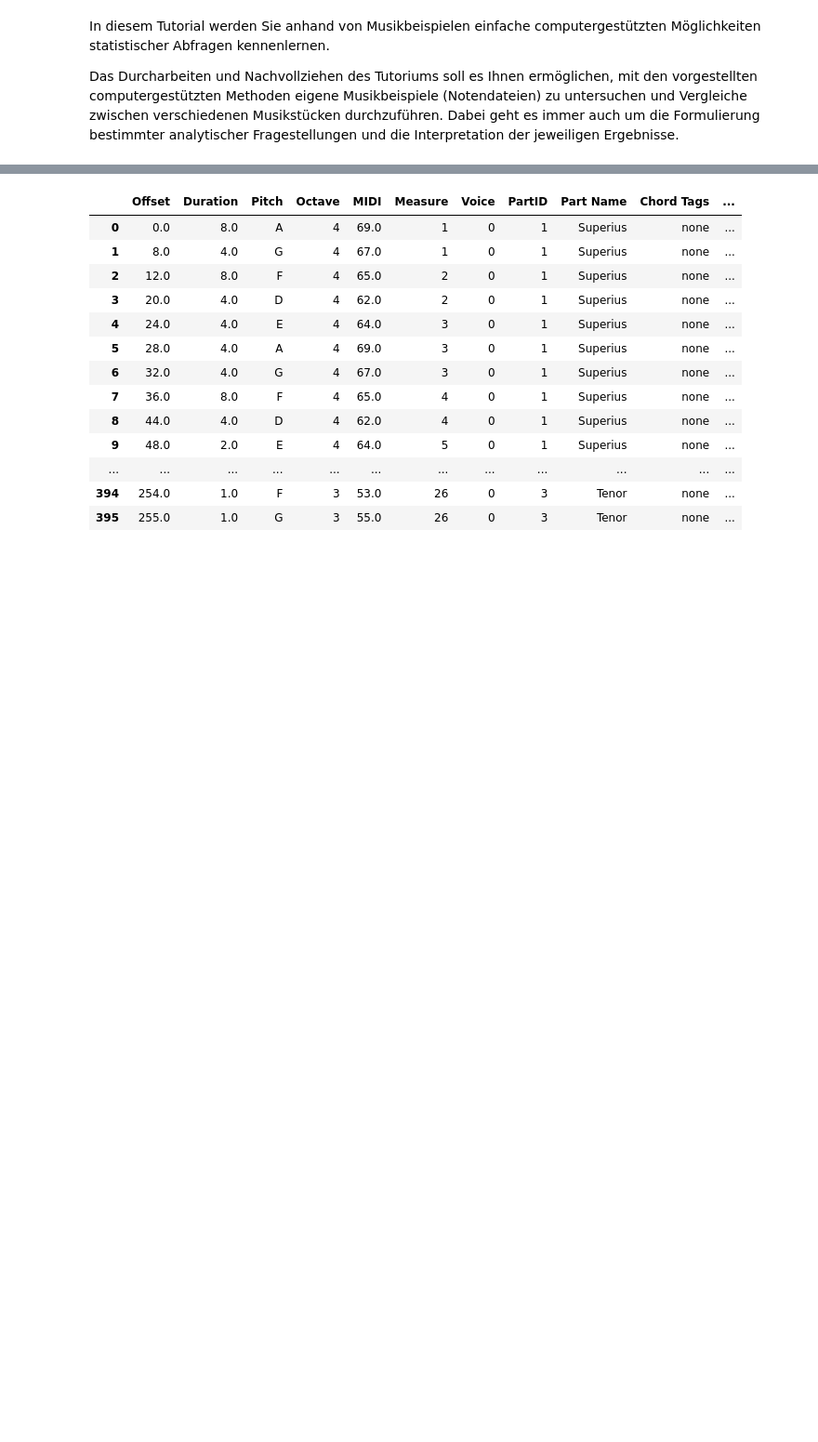
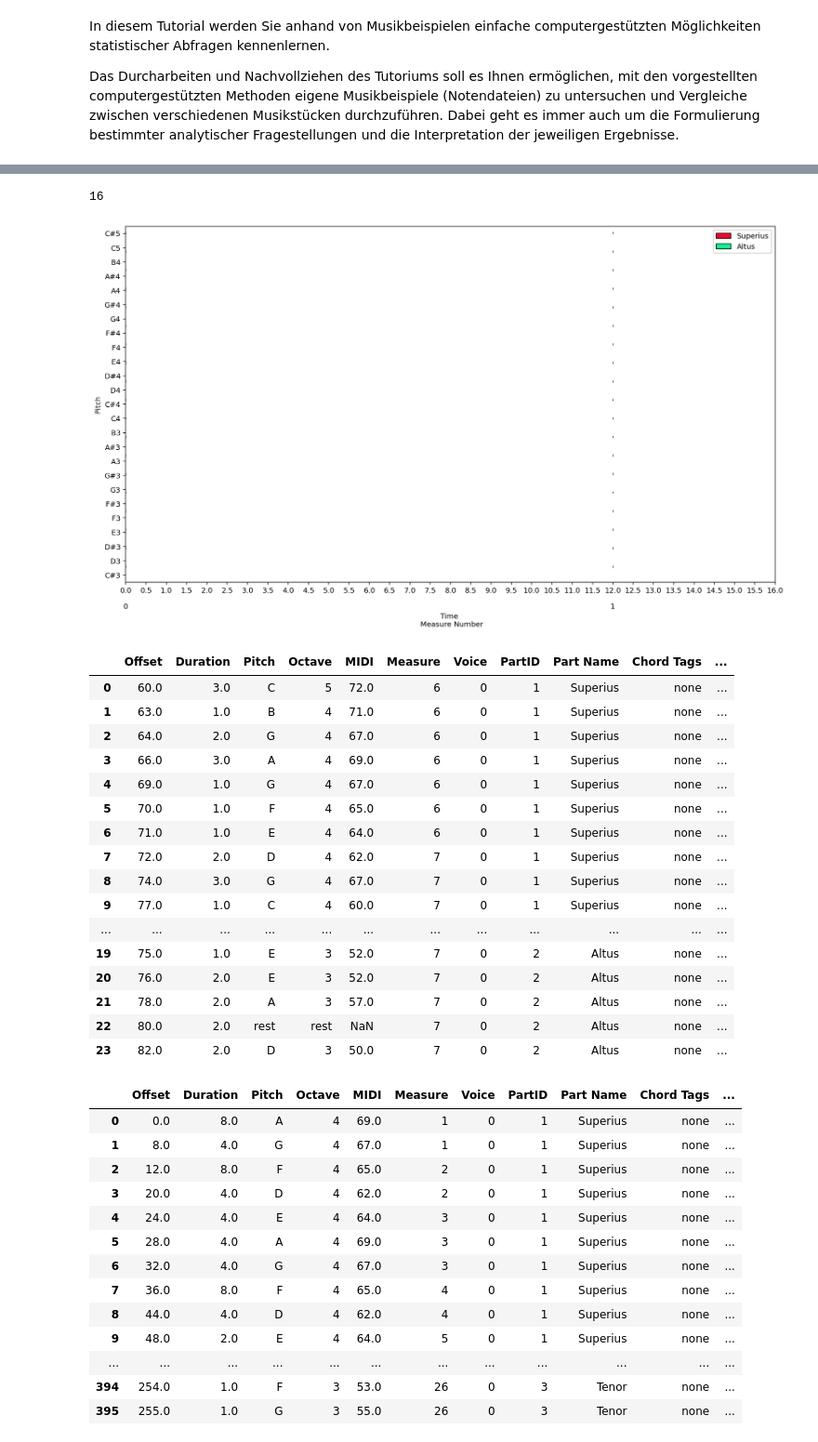
Before and after one commit to Christon-Ragavan/CAMAT, a Jupyter notebook: music_xml_parser/ipynb/Jupyter_Noten_Basics_Part2_Statistik-1.ipynb, the cells around one changed output, grey strips where cells are left out. Shown at 93% size. Saved outputs shown, nothing was run; the diff lists cells and outputs as text; code cells hidden in the pictures; blank space fills up the shorter version.

```diff
--- a/music_xml_parser/ipynb/Jupyter_Noten_Basics_Part2_Statistik-1.ipynb
+++ b/music_xml_parser/ipynb/Jupyter_Noten_Basics_Part2_Statistik-1.ipynb
@@ -53,3 +53,41 @@ m_df, measure_onset_df = mp.parse.with_xml_file(file_name=xml_file,
+# %%
+##Testing filter
+
+xml_file = 'PrJode_Jos1102_COM_1-5_MissaLasol_002_00137.xml'
+
+filter_dict_t = { 'Measure':'6-7', 'PartID':'1-2'}
+
+
+m_df_2, measure_onset_df_2 = mp.parse.with_xml_file(file_name=xml_file,
+                              plot_pianoroll=True,
+                              save_at=None,
+                              save_file_name=None,
+                              do_save=False,
+                              x_axis_res=2, get_measure_onset=True,filter_dict=filter_dict_t)
+
+
+
+m_df_2
+# %% [output]
+16
+[figure, added]
+|  | Offset | Duration | Pitch | Octave | MIDI | Measure | Voice | PartID | Part Name | Chord Tags | ... |
+| 0 | 60.0 | 3.0 | C | 5 | 72.0 | 6 | 0 | 1 | Superius | none | ... |
+| 1 | 63.0 | 1.0 | B | 4 | 71.0 | 6 | 0 | 1 | Superius | none | ... |
+| 2 | 64.0 | 2.0 | G | 4 | 67.0 | 6 | 0 | 1 | Superius | none | ... |
+| 3 | 66.0 | 3.0 | A | 4 | 69.0 | 6 | 0 | 1 | Superius | none | ... |
+| 4 | 69.0 | 1.0 | G | 4 | 67.0 | 6 | 0 | 1 | Superius | none | ... |
+| 5 | 70.0 | 1.0 | F | 4 | 65.0 | 6 | 0 | 1 | Superius | none | ... |
+| 6 | 71.0 | 1.0 | E | 4 | 64.0 | 6 | 0 | 1 | Superius | none | ... |
+| 7 | 72.0 | 2.0 | D | 4 | 62.0 | 7 | 0 | 1 | Superius | none | ... |
+| 8 | 74.0 | 3.0 | G | 4 | 67.0 | 7 | 0 | 1 | Superius | none | ... |
+| 9 | 77.0 | 1.0 | C | 4 | 60.0 | 7 | 0 | 1 | Superius | none | ... |
+| ... | ... | ... | ... | ... | ... | ... | ... | ... | ... | ... | ... |
+| 19 | 75.0 | 1.0 | E | 3 | 52.0 | 7 | 0 | 2 | Altus | none | ... |
+| 20 | 76.0 | 2.0 | E | 3 | 52.0 | 7 | 0 | 2 | Altus | none | ... |
+| 21 | 78.0 | 2.0 | A | 3 | 57.0 | 7 | 0 | 2 | Altus | none | ... |
+| 22 | 80.0 | 2.0 | rest | rest | NaN | 7 | 0 | 2 | Altus | none | ... |
+| 23 | 82.0 | 2.0 | D | 3 | 50.0 | 7 | 0 | 2 | Altus | none | ... |
 # %%
 m_df
 # %% [output]
```
Also changed, not shown: parts of 17 cells of this notebook, 4 other files.
